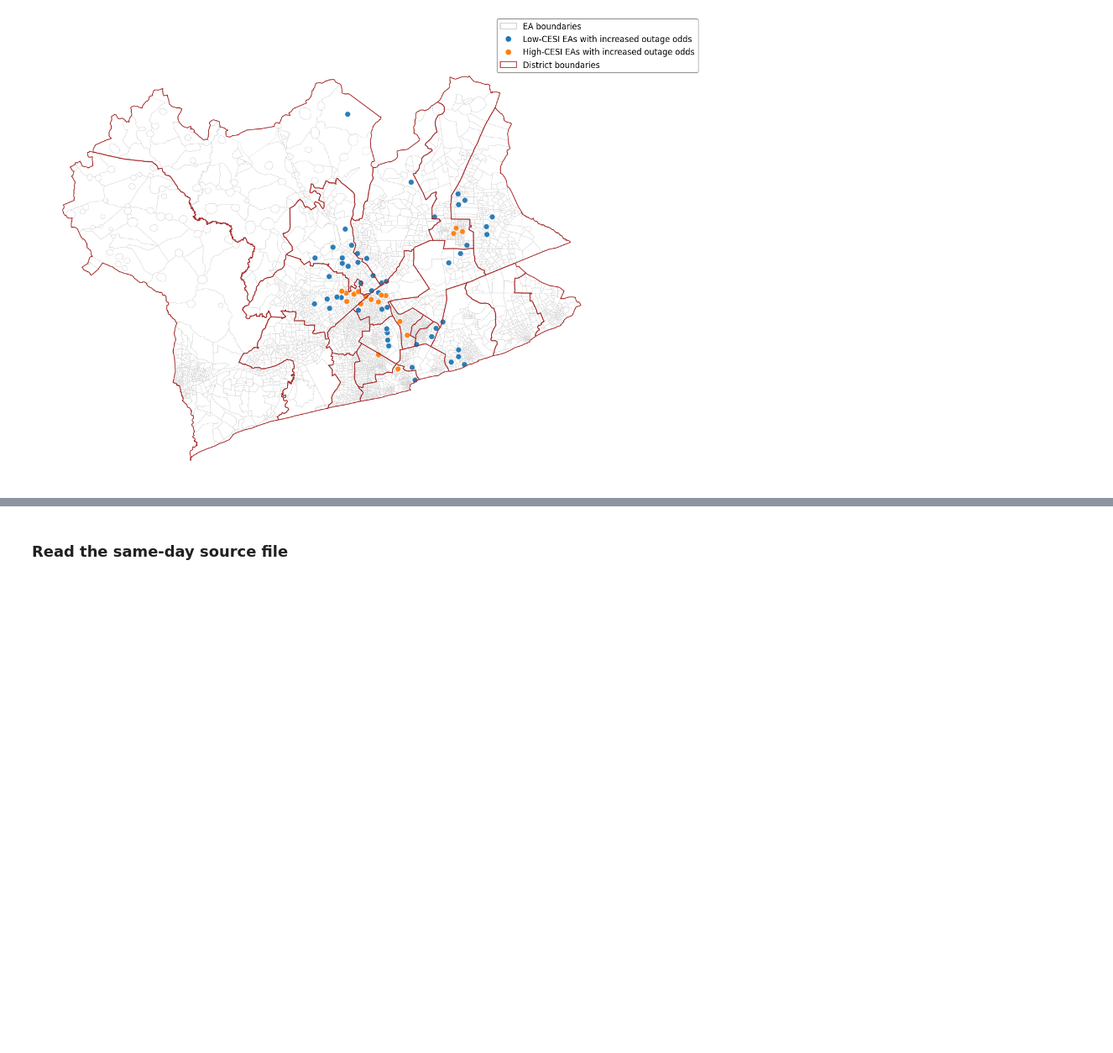
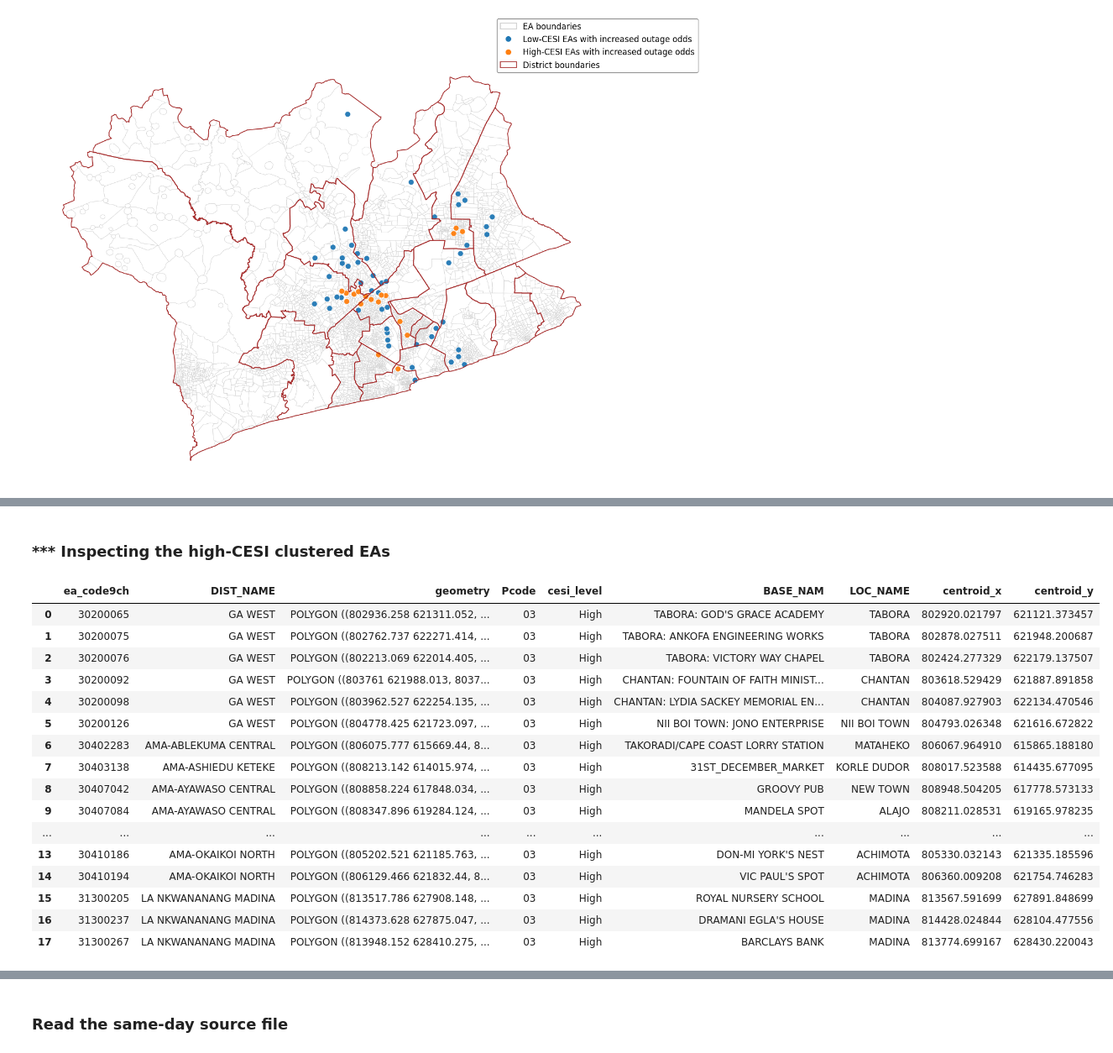
Before and after one commit to KaytheDee/pqr_extreme_weather_analysis, a Jupyter notebook: notebooks/_Logit_spatial_analysis_outage_per_EA_rev2.ipynb, the cells around one changed output, grey strips where cells are left out. Shown at 84% size. Cells and saved outputs as stored; diff of their text form; code cells hidden in the pictures; blank space fills up the shorter version.

```diff
--- a/notebooks/_Logit_spatial_analysis_outage_per_EA_rev2.ipynb
+++ b/notebooks/_Logit_spatial_analysis_outage_per_EA_rev2.ipynb
@@ -2270,0 +2317,2 @@ fig, ax, centroid_groups = (
+# %% [markdown]
+### *** Inspecting the high-CESI clustered EAs
@@ -2270,0 +2329,20 @@ fig, ax, centroid_groups = (
+# %%
+high_cesi_eas_w_weather
+# %% [output]
+|  | ea_code9ch | DIST_NAME | geometry | Pcode | cesi_level | BASE_NAM | LOC_NAME | centroid_x | centroid_y |
+| 0 | 30200065 | GA WEST | POLYGON ((802936.258 621311.052, ... | 03 | High | TABORA: GOD'S GRACE ACADEMY | TABORA | 802920.021797 | 621121.373457 |
+| 1 | 30200075 | GA WEST | POLYGON ((802762.737 622271.414, ... | 03 | High | TABORA: ANKOFA ENGINEERING WORKS | TABORA | 802878.027511 | 621948.200687 |
+| 2 | 30200076 | GA WEST | POLYGON ((802213.069 622014.405, ... | 03 | High | TABORA: VICTORY WAY CHAPEL | TABORA | 802424.277329 | 622179.137507 |
+| 3 | 30200092 | GA WEST | POLYGON ((803761 621988.013, 8037... | 03 | High | CHANTAN: FOUNTAIN OF FAITH MINIST... | CHANTAN | 803618.529429 | 621887.891858 |
+| 4 | 30200098 | GA WEST | POLYGON ((803962.527 622254.135, ... | 03 | High | CHANTAN: LYDIA SACKEY MEMORIAL EN... | CHANTAN | 804087.927903 | 622134.470546 |
+| 5 | 30200126 | GA WEST | POLYGON ((804778.425 621723.097, ... | 03 | High | NII BOI TOWN: JONO ENTERPRISE | NII BOI TOWN | 804793.026348 | 621616.672822 |
+| 6 | 30402283 | AMA-ABLEKUMA CENTRAL | POLYGON ((806075.777 615669.44, 8... | 03 | High | TAKORADI/CAPE COAST LORRY STATION | MATAHEKO | 806067.964910 | 615865.188180 |
+| 7 | 30403138 | AMA-ASHIEDU KETEKE | POLYGON ((808213.142 614015.974, ... | 03 | High | 31ST_DECEMBER_MARKET | KORLE DUDOR | 808017.523588 | 614435.677095 |
+| 8 | 30407042 | AMA-AYAWASO CENTRAL | POLYGON ((808858.224 617848.034, ... | 03 | High | GROOVY PUB | NEW TOWN | 808948.504205 | 617778.573133 |
+| 9 | 30407084 | AMA-AYAWASO CENTRAL | POLYGON ((808347.896 619284.124, ... | 03 | High | MANDELA SPOT | ALAJO | 808211.028531 | 619165.978235 |
+| ... | ... | ... | ... | ... | ... | ... | ... | ... | ... |
+| 13 | 30410186 | AMA-OKAIKOI NORTH | POLYGON ((805202.521 621185.763, ... | 03 | High | DON-MI YORK'S NEST | ACHIMOTA | 805330.032143 | 621335.185596 |
+| 14 | 30410194 | AMA-OKAIKOI NORTH | POLYGON ((806129.466 621832.44, 8... | 03 | High | VIC PAUL'S SPOT | ACHIMOTA | 806360.009208 | 621754.746283 |
+| 15 | 31300205 | LA NKWANANANG MADINA | POLYGON ((813517.786 627908.148, ... | 03 | High | ROYAL NURSERY SCHOOL | MADINA | 813567.591699 | 627891.848699 |
+| 16 | 31300237 | LA NKWANANANG MADINA | POLYGON ((814373.628 627875.047, ... | 03 | High | DRAMANI EGLA'S HOUSE | MADINA | 814428.024844 | 628104.477556 |
+| 17 | 31300267 | LA NKWANANANG MADINA | POLYGON ((813948.152 628410.275, ... | 03 | High | BARCLAYS BANK | MADINA | 813774.699167 | 628430.220043 |
```
Also changed, not shown: parts of 16 cells of this notebook.
